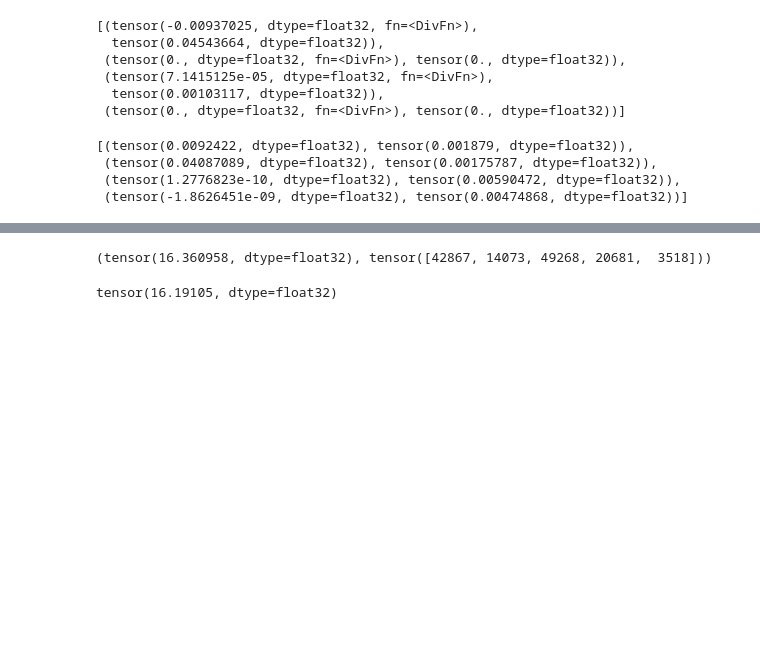
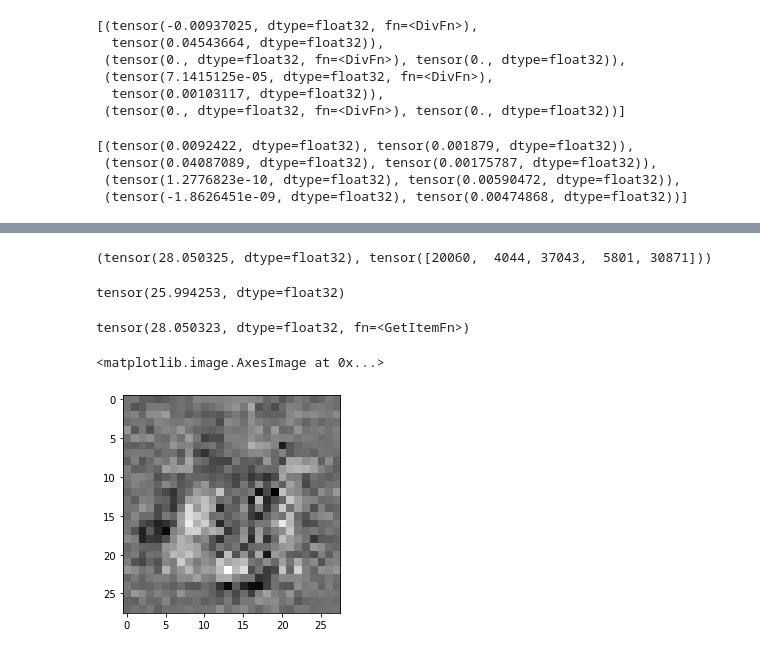
Before and after one commit to eugenefil/ml, a Jupyter notebook: mnist.ipynb, the cells around one changed output, grey strips where cells are left out. Saved outputs shown, nothing was run; the diff lists cells and outputs as text; code cells hidden in the pictures; blank space fills up the shorter version.

```diff
--- a/mnist.ipynb
+++ b/mnist.ipynb
@@ -560,10 +246,21 @@ tensor([ 0,  0,  0,  0, 80,  0,  0,  1,  0,  0])
 # %%
-y1=m1(mytorch.tensor(tr[0][:]))[:,fi]
-y1.max(),y1.argsort(axis=None)[-5:]//49
+y1=m1(mytorch.tensor(tr[0][:]))[:,idx[1]]
+y1.max(),y1.argsort(axis=None)[-5:]#//16
 # %% [output]
-(tensor(16.360958, dtype=float32), tensor([42867, 14073, 49268, 20681,  3518]))
+(tensor(28.050325, dtype=float32), tensor([20060,  4044, 37043,  5801, 30871]))
-# %%
-y1[20681][4,5]
-# %% [output]
-tensor(16.19105, dtype=float32)
+# %%
+y1[46753]
+# %% [output]
+tensor(25.994253, dtype=float32)
+# %%
+x1=mytorch.tensor(tr[0][None,30871],do_grad=True)
+a=m1(x1)[idx];print(a)
+a.backward()
+g=x1.grad
+g
+plt.imshow(g.reshape((28,28)),cmap='gray')#,vmin=0.,vmax=.5)
+# %% [output]
+tensor(28.050323, dtype=float32, fn=<GetItemFn>)
+<matplotlib.image.AxesImage at 0x...>
+[figure, added]
 # %%
```
Also changed, not shown: parts of 31 cells of this notebook.
